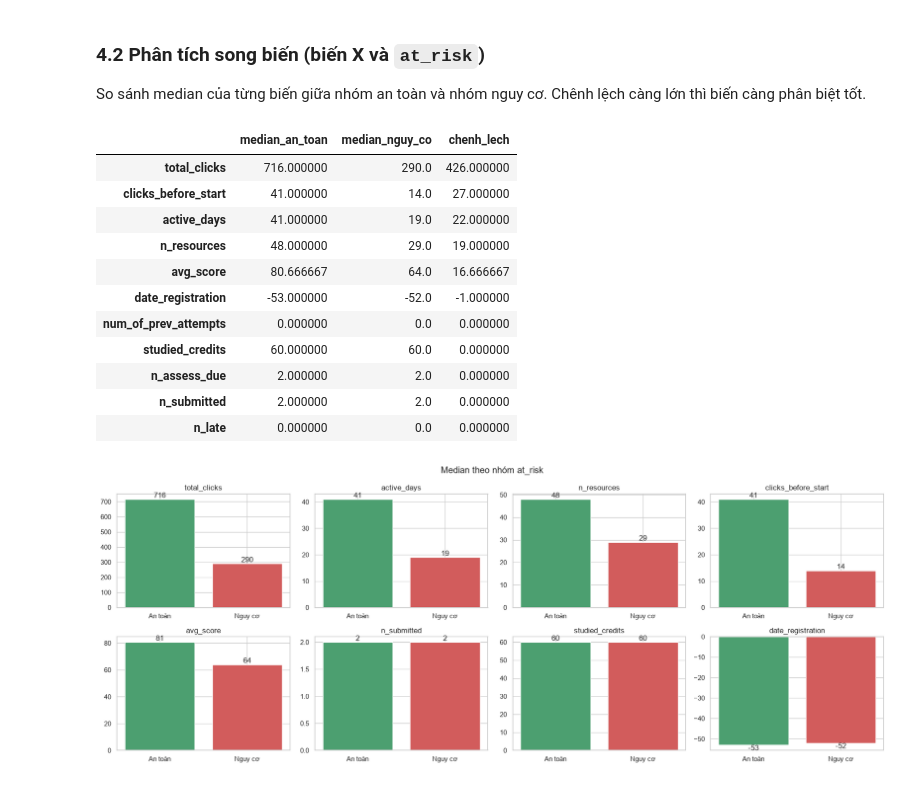
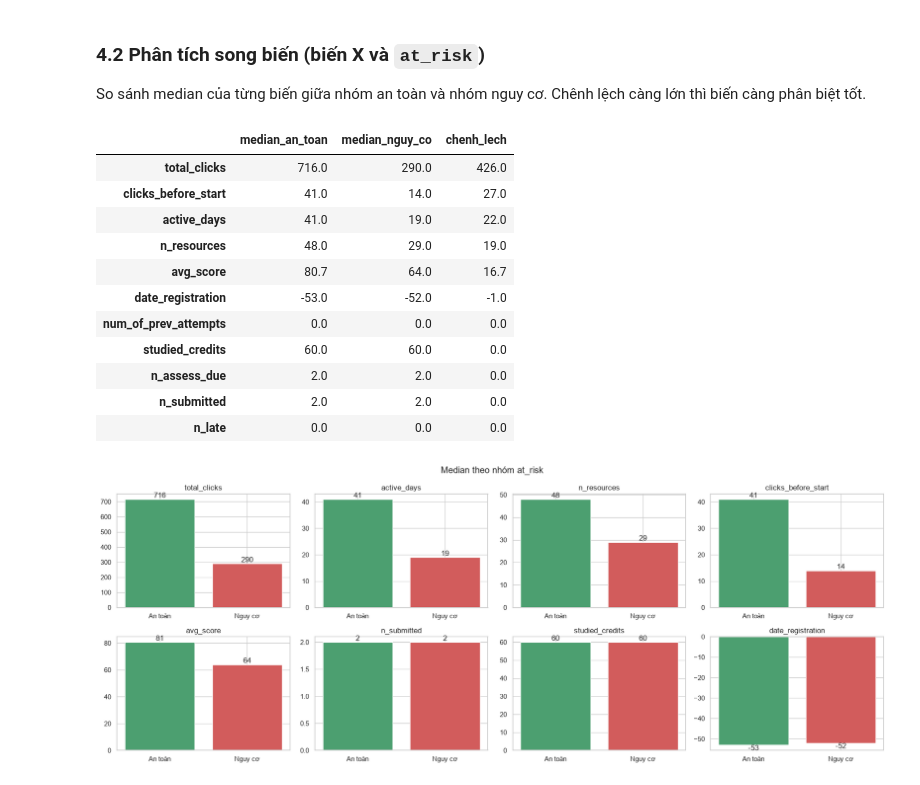
Before and after one commit to NguyenAnh1421/Early-Warning-At-Risk-Students-OULAD, a Jupyter notebook: G6_FINAL.ipynb, the cells around one changed output. Cells and saved outputs as stored; diff of their text form; code cells hidden in the pictures.

Commit message:
Round section 4.2 median table to 1 decimal
Co-Authored-By: Claude Opus 5.5 <noreply@anthropic.com>

```diff
--- a/G6_FINAL.ipynb
+++ b/G6_FINAL.ipynb
@@ -443,24 +443,24 @@ So sánh median của từng biến giữa nhóm an toàn và nhóm nguy cơ. Ch
 # %%
 num = ['num_of_prev_attempts', 'studied_credits', 'date_registration',
        'total_clicks', 'active_days', 'n_resources', 'clicks_before_start',
        'n_assess_due', 'n_submitted', 'avg_score', 'n_late']
 med = df.groupby('at_risk')[num].median().T
 med.columns = ['median_an_toan', 'median_nguy_co']
 med['chenh_lech'] = med['median_an_toan'] - med['median_nguy_co']
-med.sort_values('chenh_lech', key=abs, ascending=False)
+med.sort_values('chenh_lech', key=abs, ascending=False).round(1)
 # %% [output]
 |  | median_an_toan | median_nguy_co | chenh_lech |
-| total_clicks | 716.000000 | 290.0 | 426.000000 |
-| clicks_before_start | 41.000000 | 14.0 | 27.000000 |
-| active_days | 41.000000 | 19.0 | 22.000000 |
-| n_resources | 48.000000 | 29.0 | 19.000000 |
-| avg_score | 80.666667 | 64.0 | 16.666667 |
-| date_registration | -53.000000 | -52.0 | -1.000000 |
-| num_of_prev_attempts | 0.000000 | 0.0 | 0.000000 |
-| studied_credits | 60.000000 | 60.0 | 0.000000 |
-| n_assess_due | 2.000000 | 2.0 | 0.000000 |
-| n_submitted | 2.000000 | 2.0 | 0.000000 |
-| n_late | 0.000000 | 0.0 | 0.000000 |
+| total_clicks | 716.0 | 290.0 | 426.0 |
+| clicks_before_start | 41.0 | 14.0 | 27.0 |
+| active_days | 41.0 | 19.0 | 22.0 |
+| n_resources | 48.0 | 29.0 | 19.0 |
+| avg_score | 80.7 | 64.0 | 16.7 |
+| date_registration | -53.0 | -52.0 | -1.0 |
+| num_of_prev_attempts | 0.0 | 0.0 | 0.0 |
+| studied_credits | 60.0 | 60.0 | 0.0 |
+| n_assess_due | 2.0 | 2.0 | 0.0 |
+| n_submitted | 2.0 | 2.0 | 0.0 |
+| n_late | 0.0 | 0.0 | 0.0 |
 # %%
 # Median của từng biến theo nhóm: 6 biến mạnh nhất + 2 biến yếu để đối chiếu
 show = ['total_clicks', 'active_days', 'n_resources', 'clicks_before_start',
```
